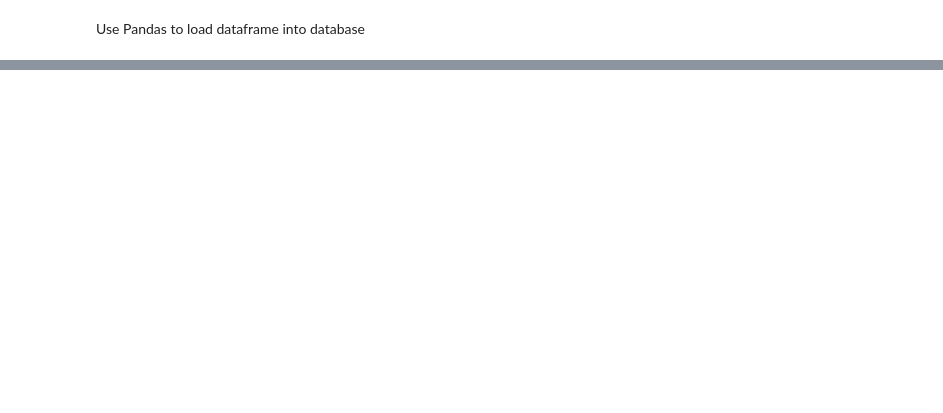
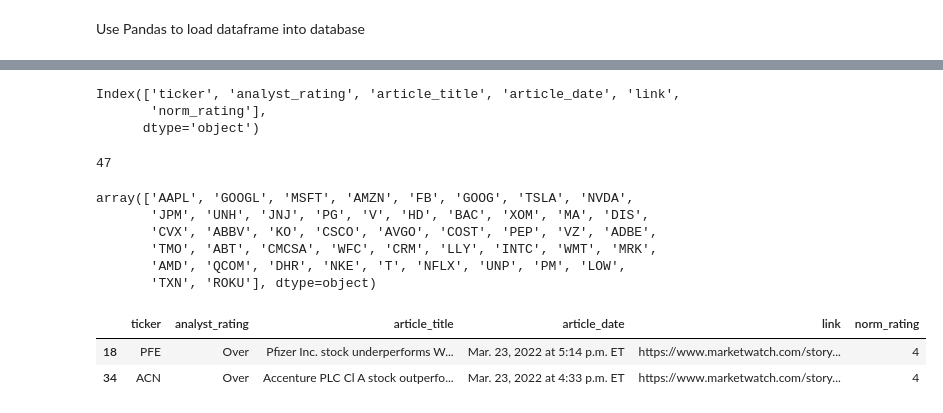
Before and after one commit to billywiltshire77/NWBC-Project2-Group2, a Jupyter notebook: data_load.ipynb, the cells around one changed output, grey strips where cells are left out. Drawn from its saved outputs; the diff is of its cells as text; code cells hidden in the pictures; blank space fills up the shorter version.

```diff
--- a/data_load.ipynb
+++ b/data_load.ipynb
@@ -27,2 +91,28 @@ pd.read_sql_query('select * from stocks', con=engine).head()
+# %%
+articles_df.columns
+# %% [output]
+Index(['ticker', 'analyst_rating', 'article_title', 'article_date', 'link',
+       'norm_rating'],
+      dtype='object')
+# %%
+stocks_df['ticker'].count()
+# %% [output]
+47
+# %%
+stocks_list = stocks_df['ticker'].unique()
+stocks_list
+# %% [output]
+array(['AAPL', 'GOOGL', 'MSFT', 'AMZN', 'FB', 'GOOG', 'TSLA', 'NVDA',
+       'JPM', 'UNH', 'JNJ', 'PG', 'V', 'HD', 'BAC', 'XOM', 'MA', 'DIS',
+       'CVX', 'ABBV', 'KO', 'CSCO', 'AVGO', 'COST', 'PEP', 'VZ', 'ADBE',
+       'TMO', 'ABT', 'CMCSA', 'WFC', 'CRM', 'LLY', 'INTC', 'WMT', 'MRK',
+       'AMD', 'QCOM', 'DHR', 'NKE', 'T', 'NFLX', 'UNP', 'PM', 'LOW',
+       'TXN', 'ROKU'], dtype=object)
+# %%
+articles_df.loc[~articles_df['ticker'].isin(stocks_list)]
+# %% [output]
+|  | ticker | analyst_rating | article_title | article_date | link | norm_rating |
+| 18 | PFE | Over | Pfizer Inc. stock underperforms W... | Mar. 23, 2022 at 5:14 p.m. ET | https://www.marketwatch.com/story... | 4 |
+| 34 | ACN | Over | Accenture PLC Cl A stock outperfo... | Mar. 23, 2022 at 4:33 p.m. ET | https://www.marketwatch.com/story... | 4 |
 # %%
 articles_df.to_sql(name='articles', con=engine, if_exists='append', index=False)
```
Also changed, not shown: parts of 9 cells of this notebook, 1 other file.
